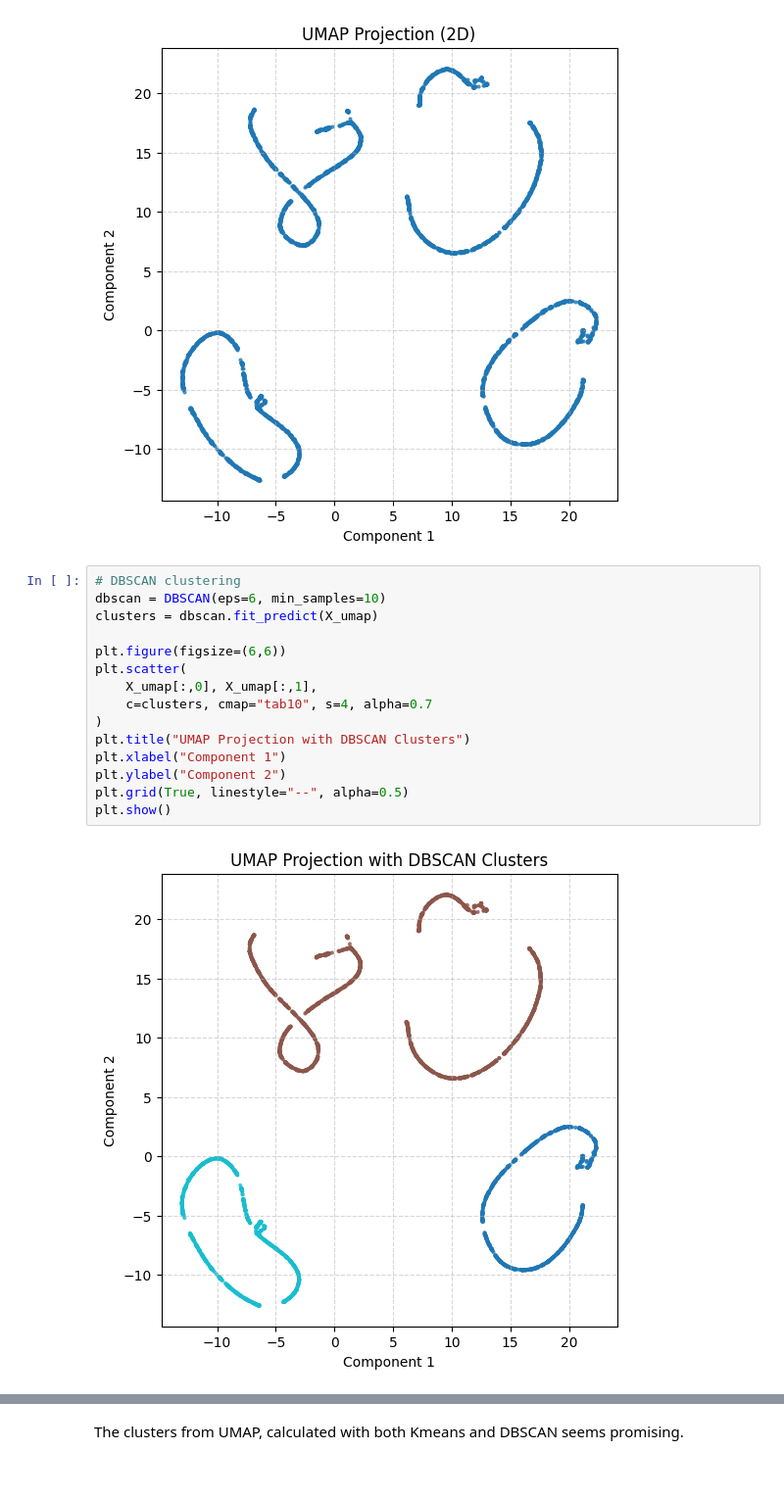
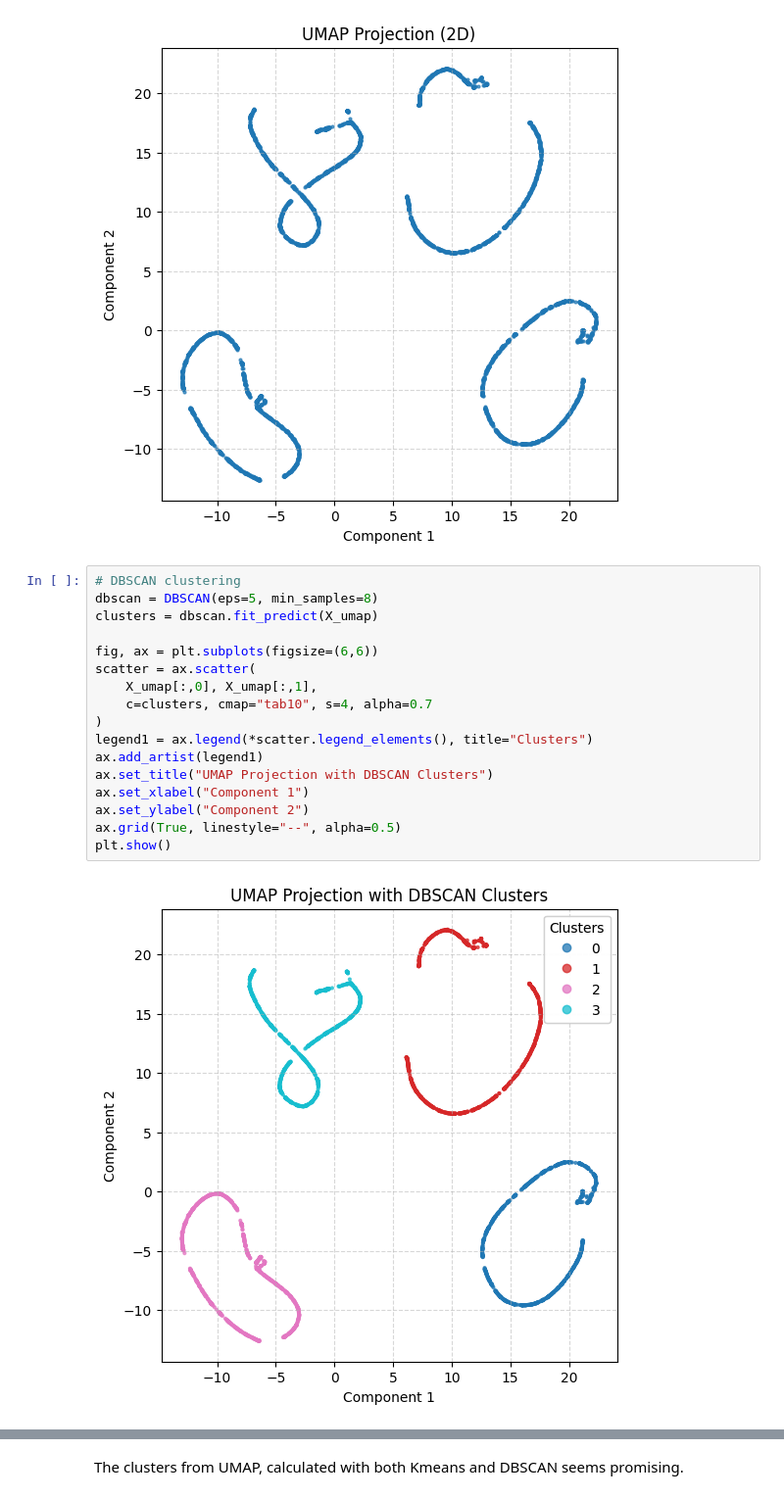
Before and after one commit to jenscaa/TDT4172-Assignments, a Jupyter notebook: Assignment2/Chapter_2.ipynb, the cells around one changed output, grey strips where cells are left out. Shown at 98% size. Saved outputs shown, nothing was run; the diff lists cells and outputs as text.

Commit message:
Completed Project 2

```diff
--- a/Assignment2/Chapter_2.ipynb
+++ b/Assignment2/Chapter_2.ipynb
@@ -951,21 +955,23 @@ plt.show()
 [figure]
 # %%
 # DBSCAN clustering
-dbscan = DBSCAN(eps=6, min_samples=10)
+dbscan = DBSCAN(eps=5, min_samples=8)
 clusters = dbscan.fit_predict(X_umap)
 
-plt.figure(figsize=(6,6))
-plt.scatter(
+fig, ax = plt.subplots(figsize=(6,6))
+scatter = ax.scatter(
     X_umap[:,0], X_umap[:,1],
     c=clusters, cmap="tab10", s=4, alpha=0.7
 )
-plt.title("UMAP Projection with DBSCAN Clusters")
-plt.xlabel("Component 1")
-plt.ylabel("Component 2")
-plt.grid(True, linestyle="--", alpha=0.5)
+legend1 = ax.legend(*scatter.legend_elements(), title="Clusters")
+ax.add_artist(legend1)
+ax.set_title("UMAP Projection with DBSCAN Clusters")
+ax.set_xlabel("Component 1")
+ax.set_ylabel("Component 2")
+ax.grid(True, linestyle="--", alpha=0.5)
 plt.show()
 # %% [output]
-[figure, old version]
+[figure, new version]
 # %%
 # KMeans clustering with 4 clusters (observed from previous plots)
 kmeans = KMeans(n_clusters=4, n_init="auto", random_state=42)
```
Also changed, not shown: parts of 5 cells of this notebook.
